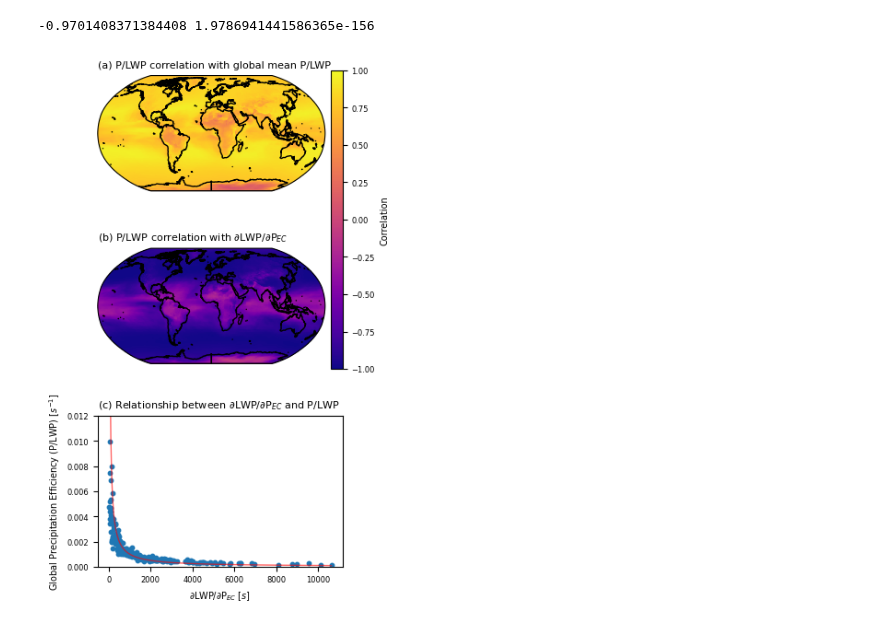
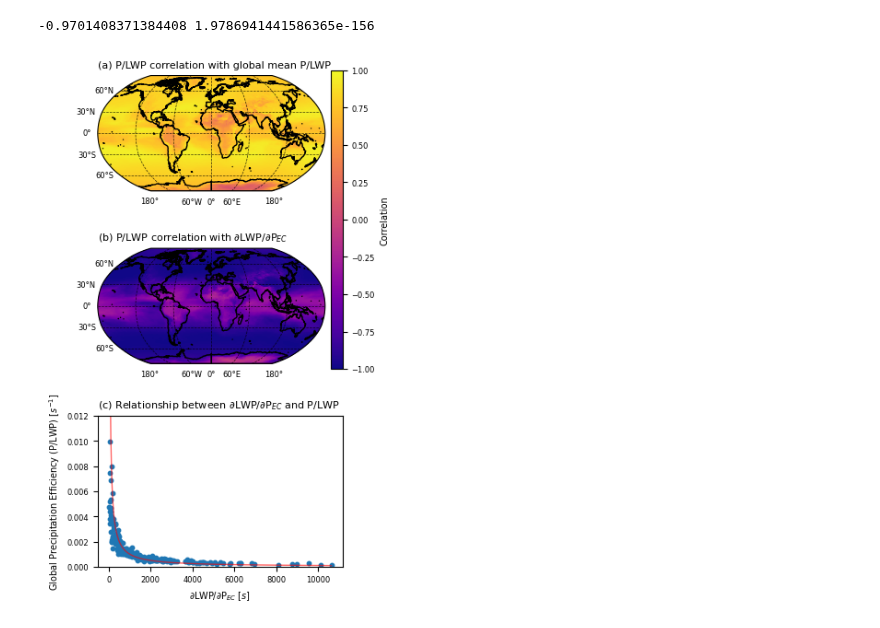
Before and after one commit to wgh-private/globalFB_precipeff, a Jupyter notebook: finalwork.ipynb, the cells around one changed output. Drawn from its saved outputs; the diff is of its cells as text; code cells hidden in the pictures.

```diff
--- a/finalwork.ipynb
+++ b/finalwork.ipynb
@@ -33,0 +36,27 @@ from cyclone_metrics import *
+# %%
+file = np.load('/glade/campaign/uwyo/wyom0124/variables_filtered/pe.npz')
+PE_g_mean = xr.DataArray(file['data'], dims=['runs'], coords={'runs':file['runs']})  # [s-1]
+
+var_list = ['LWPmap_ol', 'pe_maps_ol', 'dLWPmap_gol', 'dSWCREmap', 'dLWCREmap', 'dTSmap_gol']
+var_dict = {var: load_xarray(var) for var in var_list}
+
+### Select only common runs for all datasets
+var_keys = list(var_dict.keys())
+common_members = var_dict[var_keys[0]]["runs"].values
+for name in var_keys:
+    print(name)
+    common_members = np.intersect1d(common_members, var_dict[name]["runs"].values)
+
+var_dict = {name: ds.sel(runs=common_members) for name, ds in var_dict.items()}
+
+totdCRE_g = (var_dict['dLWCREmap']+var_dict['dSWCREmap'])/var_dict['dTSmap_gol']
+common_members = np.intersect1d(PE_g_mean['runs'], totdCRE_g['runs'])
+totdCRE_g = totdCRE_g.sel(runs=common_members)
+PE_g_mean = PE_g_mean.sel(runs=common_members)
+dVAR_map_o = [var_dict['dLWPmap_gol'].data/var_dict['dTSmap_gol'].data, totdCRE_g.data]
+dVAR_map_o = np.array(dVAR_map_o)
+dVar_name = ['∆LWP/∆T', 'λ$_{CRE}$']
+
+grad = [PE_g_mean.data]
+grad = np.array(grad)
+grad_name = ['P/LWP']
@@ -110,31 +299,36 @@ for ax_n in range(2):
                         vmin=-1, vmax=1)
     ax.add_feature(cfeature.LAND, facecolor='white')
     ax.add_feature(cfeature.GSHHSFeature(scale='auto', edgecolor='black'))
+    gl = ax.gridlines(draw_labels=True, linewidth=0.5, color='black', alpha=0.8, linestyle='--')
+    gl.top_labels = False
+    gl.right_labels = False
+    gl.xlabel_style = {'fontsize': 6}  # optional: set label font size
+    gl.ylabel_style = {'fontsize': 6}
     ax.set_title(title_num[ax_n] + grad_name[g] + ' correlation with ' + dVar_name[d],
                  fontsize=title_fontsize, loc='left')
 
 # --- Shared vertical colorbar for the two maps ---
 cbar_ax = fig.add_subplot(gs[0:2, 1])  # Span both top rows in the second column
 cbar = plt.colorbar(img, cax=cbar_ax, orientation='vertical')
 cbar.set_label('Correlation', fontsize=label_fontsize)
 cbar.ax.tick_params(labelsize=tick_fontsize)
 
 # --- Scatter plot (bottom row, full width) ---
 ax_scatter = fig.add_subplot(gs[2, :])  # Bottom row, span both columns
 ax_scatter.scatter(PPE_grad_LWP_PRC.data * 86400, pe_gm_o.data, s=10)
 x_values = np.sort(PPE_grad_LWP_PRC.data * 86400)
 y_values = 1 / x_values
 ax_scatter.plot(x_values, y_values, 'r', alpha=0.6, linewidth=1)
 
 ax_scatter.set_ylim(0, 0.012)
 ax_scatter.set_xlabel('∂LWP/∂P$_{EC}$ [$s$]', fontsize=label_fontsize)
 ax_scatter.set_ylabel('Global Precipitation Efficiency (P/LWP) [$s^{-1}$]', fontsize=label_fontsize)
 ax_scatter.set_title('(c) Relationship between ∂LWP/∂P$_{EC}$ and P/LWP', loc='left', fontsize=title_fontsize)
 ax_scatter.tick_params(axis='both', labelsize=tick_fontsize)
 
 # Save figure
 plt.savefig('final_figures/PE_correlation.png',
             bbox_inches='tight', dpi=600, facecolor='white')
 plt.show()
 # %% [output]
-[figure, old version]
+[figure, new version]
```
Also changed, not shown: parts of 6 cells of this notebook.
